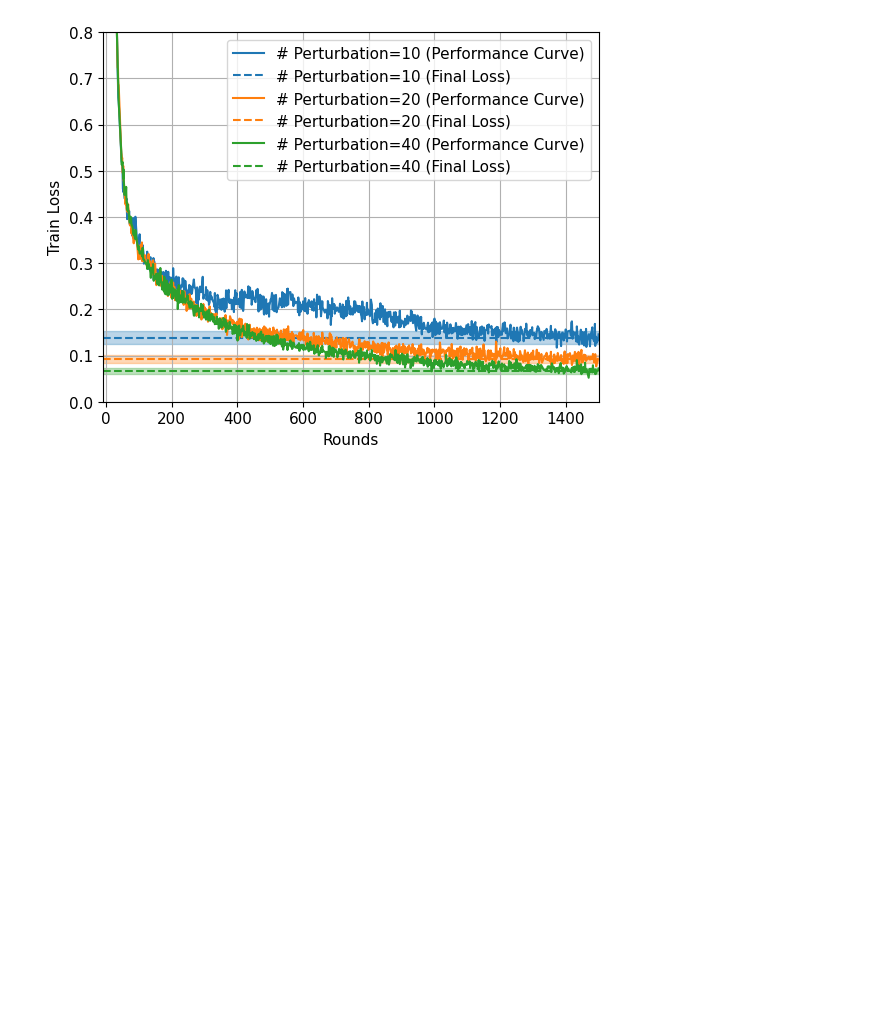
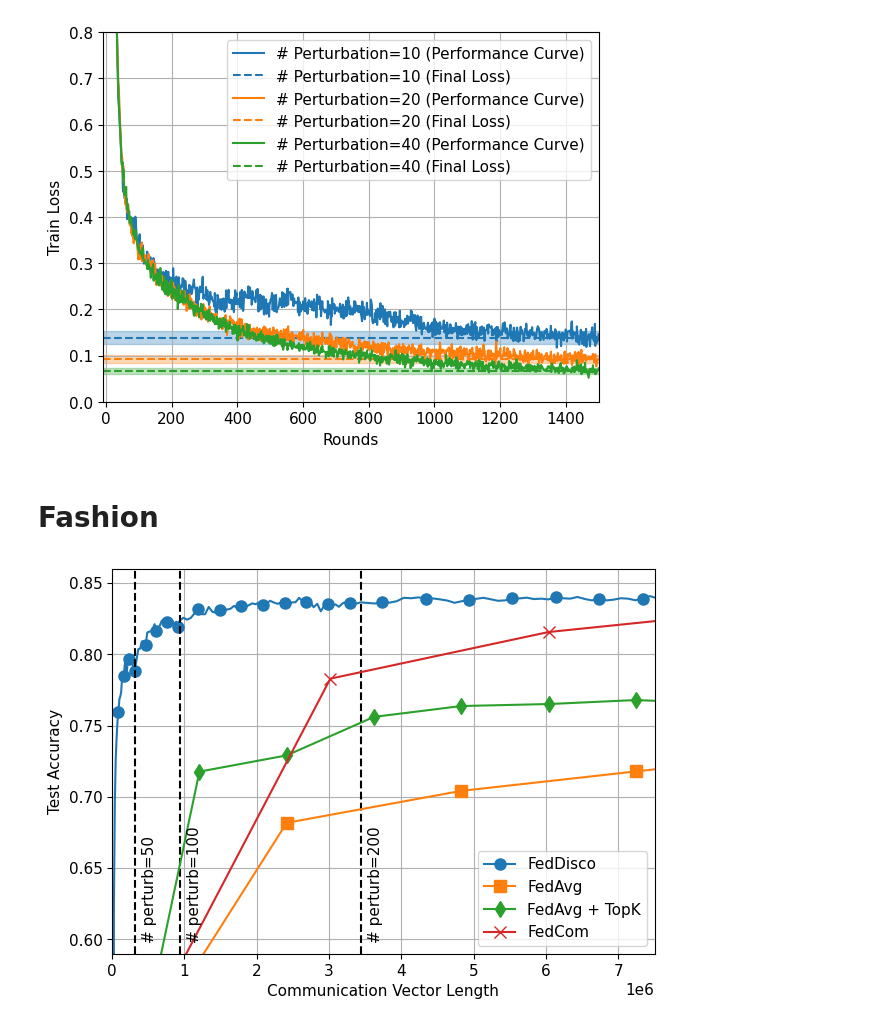
Before and after one commit to ZidongLiu/DeComFL, a Jupyter notebook: results/plot_results.ipynb, the cells around one changed output. Drawn from its saved outputs; the diff is of its cells as text; code cells hidden in the pictures; blank space fills up the shorter version.

```diff
--- a/results/plot_results.ipynb
+++ b/results/plot_results.ipynb
@@ -183,3 +186,7 @@ plt.legend()
 plt.show()
 # %% [output]
 [figure]
+# %% [markdown]
+# Fashion
+# %%
+FASHION_MODEL_SIZE = 1206590
@@ -185,0 +209,52 @@ plt.show()
+# %%
+# Load FO
+df_fo_list = []
+metadata_fo_list = []
+for filename in ['run-fashion,fedavg,local_update=5,nc=100,rounds=1000,lr=0.001,seed=42-tag-Accuracy_test.csv']:
+    df_fo_list.append(pd.read_csv(f"fashion_fo_fedavg/{filename}"))
+    metadata_fo_list.append(parse_fo_filename(filename.replace(",fedavg", "")))
+
+# Load ZO
+df_zo_list = []
+metadata_zo_list = []
+for filename in ['run-fashion-local_update-5-lr-0.0005-mmtm-0.8-npert-25-rge-central-seed-4242-CNN_FMNIST-2024-5-17-12-45-13-tag-Accuracy_test.csv']:
+    df_zo_list.append(pd.read_csv(f"fashion_zo_fedavg/{filename}"))
+    metadata_zo_list.append(parse_filename(filename))
+
+df_top_k = pd.read_csv("fashion_fo_fedavg/run-fashion,fedavg,local_update=5,nc=100,rounds=1000,lr=0.001,seed=701,topk=0.1-tag-Accuracy_test.csv")
+df_fedcom = pd.read_csv("fashion_fo_fedavg/run-fashion,fedavg,local_update=5,nc=100,rounds=1000,lr=0.001,seed=705,quan-tag-Accuracy_test.csv")
+# %%
+max_iter = 3000
+plt.figure(figsize=(7, 5))
+
+for df, metadata in zip(df_zo_list, metadata_zo_list):
+    _df = df.query(f"Step <= {max_iter}")
+    plt.plot(_df['Step'].map(comm_step_function), _df['Value'], '-o', markevery=6, label="FedDisco", markersize=8)
+
+plt.axvline(comm_step_function(500), color="black", linestyle="--")
+plt.text(comm_step_function(500)+ 1e5, 0.6,'# perturb=50', rotation=90)
+plt.axvline(comm_step_function(1000), color="black", linestyle="--")
+plt.text(comm_step_function(1000)+1e5, 0.6, '# perturb=100', rotation=90)
+plt.axvline(comm_step_function(2000), color="black", linestyle="--")
+plt.text(comm_step_function(2000)+1e5, 0.6, '# perturb=200', rotation=90)
+
+for df in df_fo_list:
+    _df = df.query(f"Step <= {max_iter}")
+    plt.plot(_df['Step']*FASHION_MODEL_SIZE*2, _df['Value'], '-s', label="FedAvg", markersize=8)
+
+_df = df_top_k.query(f"Step <= {max_iter}")
+plt.plot(_df['Step']*FASHION_MODEL_SIZE*0.1, _df['Value'], '-d', label="FedAvg + TopK", markersize=8)
+
+_df = df_fedcom.query(f"Step <= {max_iter}")
+plt.plot(_df['Step']*FASHION_MODEL_SIZE*0.25, _df['Value'], '-x', label="FedCom", markersize=8)
+
+
+plt.xlim(0, 75e5)
+plt.ylim(0.59, 0.86)
+plt.xlabel("Communication Vector Length")
+plt.ylabel("Test Accuracy")
+plt.legend()
+plt.grid(True)
+plt.show()
+# %% [output]
+[figure, added]
```
Also changed, not shown: parts of 6 cells of this notebook, 9 other files.
